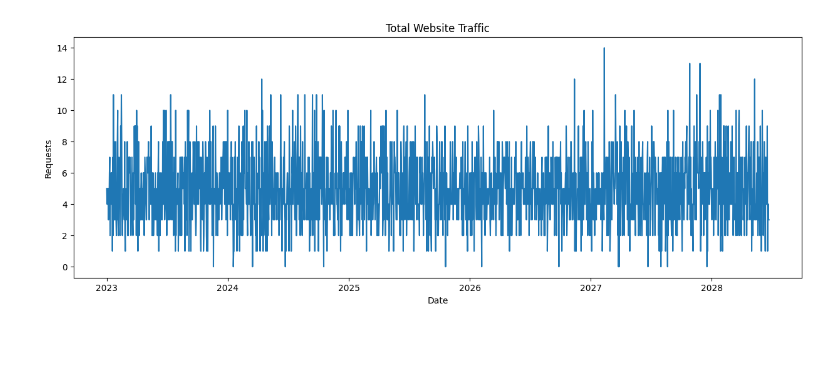
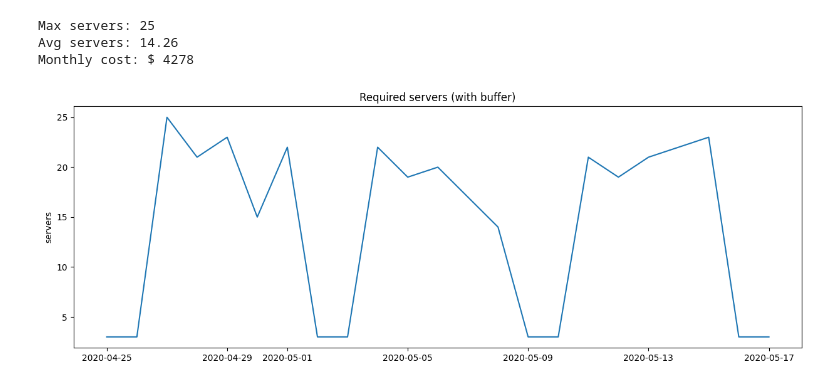
Before and after one commit to bananaEntrepreneur/LoadForecasting, a Jupyter notebook: research.ipynb, the cells around one changed output. Saved outputs shown, nothing was run; the diff lists cells and outputs as text; code cells hidden in the pictures; blank space fills up the shorter version.

```diff
--- a/research.ipynb
+++ b/research.ipynb
@@ -10,5 +9,5 @@ import numpy as np
 # %%
-url = "https://raw.githubusercontent.com/bananaEntrepreneur/LoadForecasting/refs/heads/main/data/website_data.csv"
+url = "https://raw.githubusercontent.com/bananaEntrepreneur/LoadForecasting/refs/heads/main/data/web_traffic.csv"
 df = pd.read_csv(url)
 
 df.head()
@@ -27,0 +21,7 @@ daily = daily.sort_values("date")
+# %%
+# prepare time series
+df["Timestamp"] = pd.to_datetime(df["Timestamp"])
+df = df.sort_values("Timestamp")
+
+daily = df.resample("D", on="Timestamp")["TrafficCount"].sum().reset_index()
+daily = daily.rename(columns={"Timestamp":"date","TrafficCount":"traffic"})
@@ -28,9 +76,30 @@ daily = daily.sort_values("date")
+# %%
+# capacity planning
+RPS_PER_SERVER = 20000
+SERVER_COST = 300
+SAFETY_BUFFER = 0.30
+
+test = test.copy()
+test["predicted_rps"] = preds
+
+test["rps_with_buffer"] = test["predicted_rps"] * (1 + SAFETY_BUFFER)
+
+test["servers_needed"] = np.ceil(test["rps_with_buffer"] / RPS_PER_SERVER)
+
+test["infra_cost"] = test["servers_needed"] * SERVER_COST
+
+print("Max servers:", int(test["servers_needed"].max()))
+print("Avg servers:", round(test["servers_needed"].mean(),2))
+print("Monthly cost: $", int(test["infra_cost"].mean()))
+# %% [output]
+Max servers: 25
+Avg servers: 14.26
+Monthly cost: $ 4278
 # %%
 plt.figure(figsize=(15,5))
-plt.plot(daily["date"], daily["traffic"])
-plt.title("Total Website Traffic")
-plt.xlabel("Date")
-plt.ylabel("Requests")
+plt.plot(test["date"], test["servers_needed"])
+plt.title("Required servers (with buffer)")
+plt.ylabel("servers")
 plt.show()
 # %% [output]
-[figure, old version]
+[figure, new version]
```
Also changed, not shown: parts of 13 cells of this notebook.
